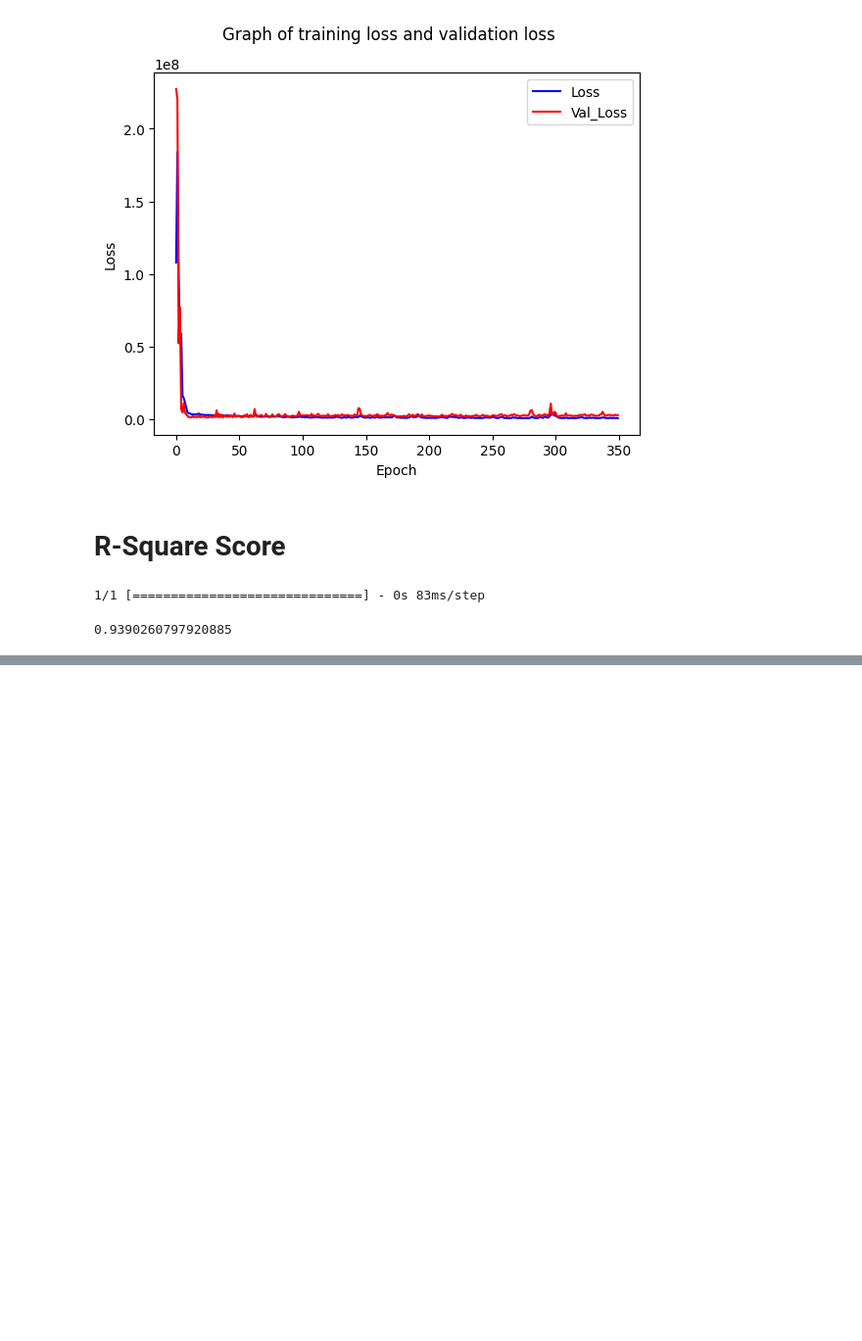
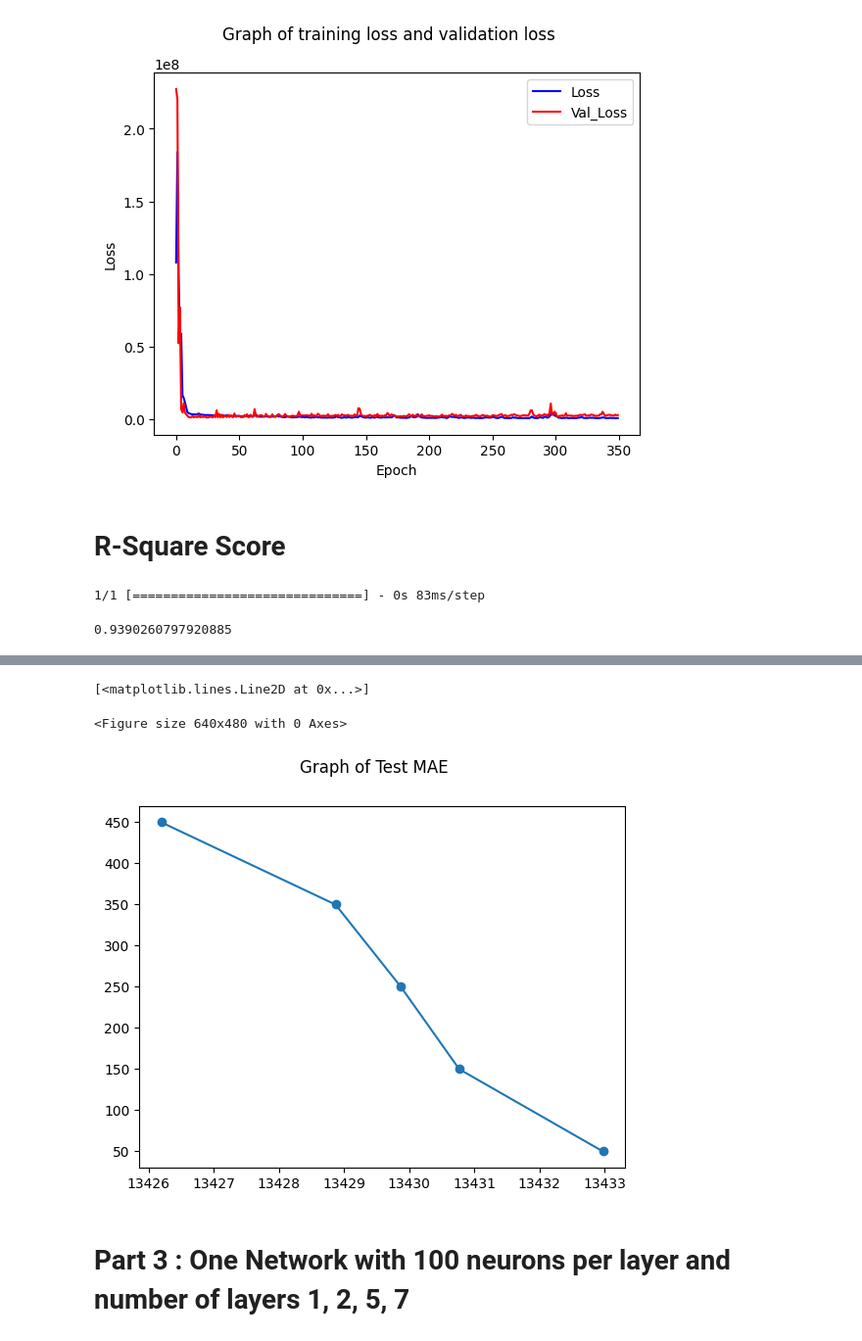
Before and after one commit to MortezaEbP/NeuralNetworkWithKerasTuner, a Jupyter notebook: NeuralNetworkWithKerasTuner.ipynb, the cells around one changed output, grey strips where cells are left out. Shown at 98% size. Cells and saved outputs as stored; diff of their text form; code cells hidden in the pictures; blank space fills up the shorter version.

```diff
--- a/NeuralNetworkWithKerasTuner.ipynb
+++ b/NeuralNetworkWithKerasTuner.ipynb
@@ -415,0 +418,11 @@ r2_score(y_true=y_test,y_pred=pred)
+# %%
+each_mae2 = []
+for n in np.arange(start=50 , stop=500 , step = 100):
+    model2 = keras.models.Sequential([
+        keras.layers.Input(shape=x_train_s.shape[-1]),
+        keras.layers.Dense(n,activation="relu"),
+        keras.layers.Dense(1)
+    ])
+    model2.compile(optimizer = 'adam', loss = 'mean_absolute_error', metrics = ['mean_absolute_error'])
+    trained_model2=model2.fit(x_train_s, y_train, epochs=5,validation_data=[x_val_s,y_val])
+    each_mae2.append(model2.evaluate(x_test_s,y_test)[0])
@@ -415,0 +447,11 @@ r2_score(y_true=y_test,y_pred=pred)
+# %%
+plt.clf()
+fig = plt.figure()
+fig.suptitle('Graph of Test MAE')
+plt.plot(each_mae2,np.arange(start=50 , stop=500 , step = 100),marker='o')
+# %% [output]
+[<matplotlib.lines.Line2D at 0x...>]
+<Figure size 640x480 with 0 Axes>
+[figure, added]
+# %% [markdown]
+# Part 3 : One Network with 100 neurons per layer and number of layers 1, 2, 5, 7
```
Also changed, not shown: parts of 10 cells of this notebook.
